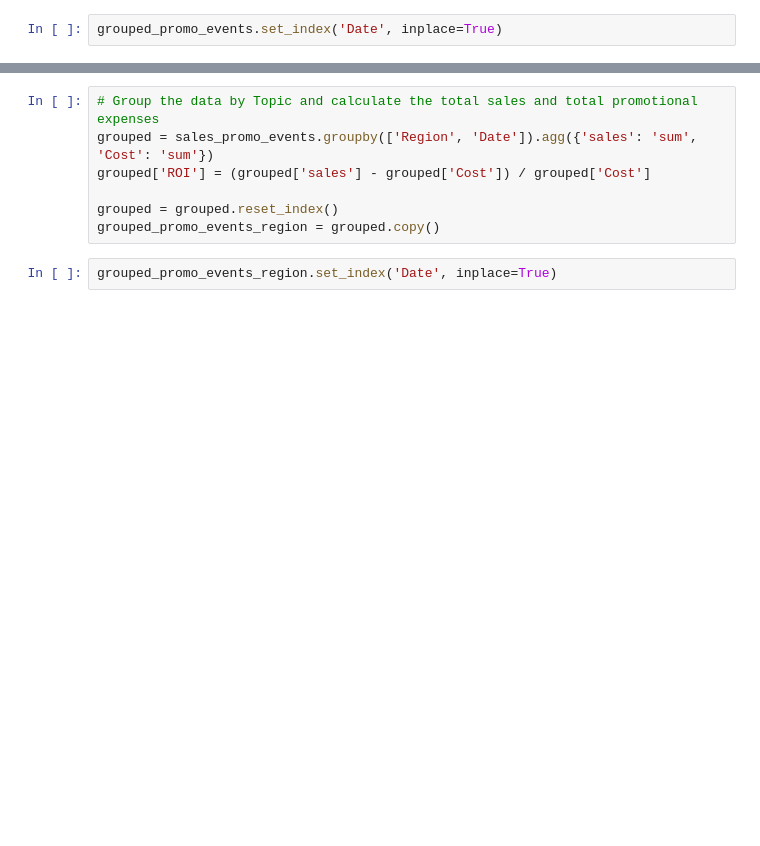
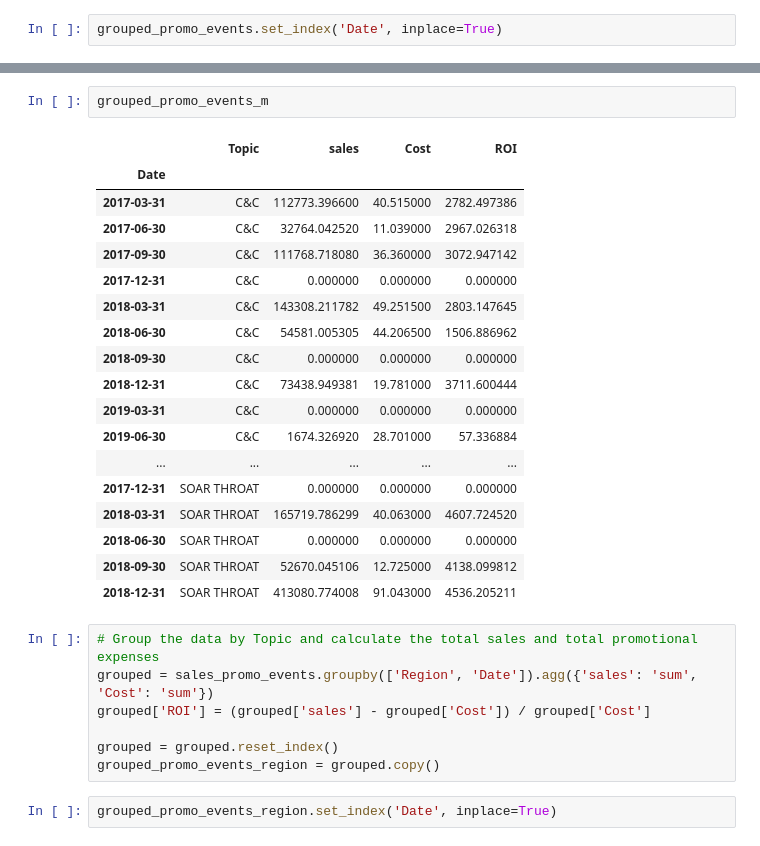
Before and after one commit to Servando1990/personal-pipeline, a Jupyter notebook: sanofi.ipynb, the cells around one changed output, grey strips where cells are left out. Saved outputs shown, nothing was run; the diff lists cells and outputs as text; blank space fills up the shorter version.

```diff
--- a/sanofi.ipynb
+++ b/sanofi.ipynb
@@ -285,3 +285,24 @@ plt.show()
+# %%
+grouped_promo_events_m
+# %% [output]
+|  | Topic | sales | Cost | ROI |
+| Date |  |  |  |  |
+| 2017-03-31 | C&C | 112773.396600 | 40.515000 | 2782.497386 |
+| 2017-06-30 | C&C | 32764.042520 | 11.039000 | 2967.026318 |
+| 2017-09-30 | C&C | 111768.718080 | 36.360000 | 3072.947142 |
+| 2017-12-31 | C&C | 0.000000 | 0.000000 | 0.000000 |
+| 2018-03-31 | C&C | 143308.211782 | 49.251500 | 2803.147645 |
+| 2018-06-30 | C&C | 54581.005305 | 44.206500 | 1506.886962 |
+| 2018-09-30 | C&C | 0.000000 | 0.000000 | 0.000000 |
+| 2018-12-31 | C&C | 73438.949381 | 19.781000 | 3711.600444 |
+| 2019-03-31 | C&C | 0.000000 | 0.000000 | 0.000000 |
+| 2019-06-30 | C&C | 1674.326920 | 28.701000 | 57.336884 |
+| ... | ... | ... | ... | ... |
+| 2017-12-31 | SOAR THROAT | 0.000000 | 0.000000 | 0.000000 |
+| 2018-03-31 | SOAR THROAT | 165719.786299 | 40.063000 | 4607.724520 |
+| 2018-06-30 | SOAR THROAT | 0.000000 | 0.000000 | 0.000000 |
+| 2018-09-30 | SOAR THROAT | 52670.045106 | 12.725000 | 4138.099812 |
+| 2018-12-31 | SOAR THROAT | 413080.774008 | 91.043000 | 4536.205211 |
 # %%
 # Group the data by Topic and calculate the total sales and total promotional expenses
 grouped = sales_promo_events.groupby(['Region', 'Date']).agg({'sales': 'sum', 'Cost': 'sum'})
```
Also changed, not shown: parts of 7 cells of this notebook.
